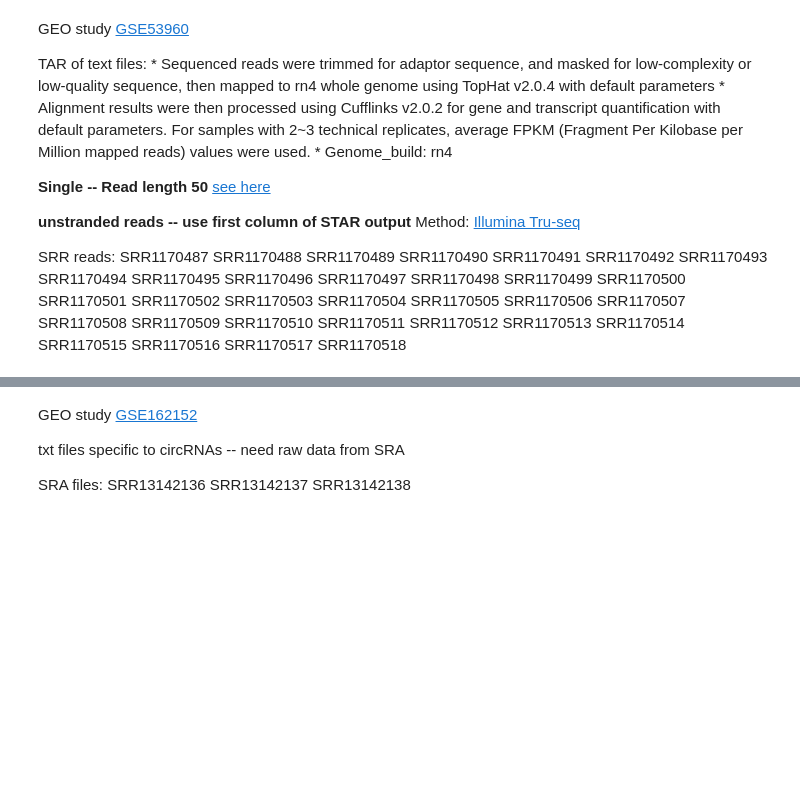
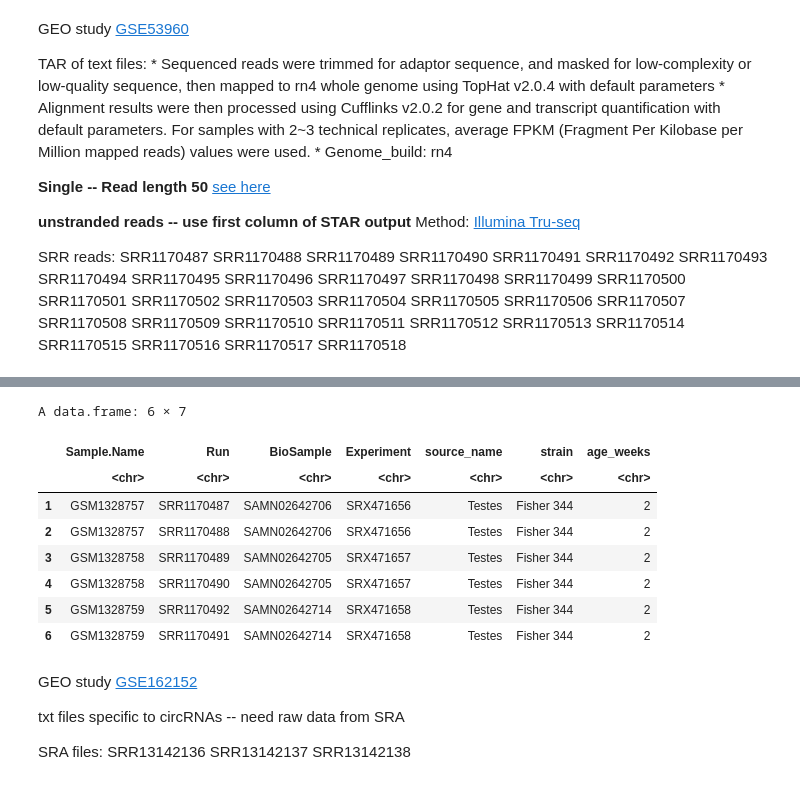
Before and after one commit to bchansen3/testis_dev-geneexp, a Jupyter notebook: testis_gene_meta.ipynb, the cells around one changed output, grey strips where cells are left out. Cells and saved outputs as stored; diff of their text form; code cells hidden in the pictures; blank space fills up the shorter version.

```diff
--- a/testis_gene_meta.ipynb
+++ b/testis_gene_meta.ipynb
@@ -244,0 +300,17 @@ A data.frame: 6 × 32
+# %%
+gse=getGEO(filename="/bigdata/faustmanlab/bch/gse53960/GSE53960_series_matrix.txt", getGPL = FALSE)
+# %%
+
+# use varData() function to check for available sample details
+
+gsemeta = data.frame(
+    names = sampleNames(gse),
+    age_week = gse$'developmental stage (week):ch1')
+
+
+
+names(gsemeta)[1] <- "Sample.Name"
+
+head(gsemeta)
+
+g
@@ -245,3 +327,17 @@ A data.frame: 6 × 32
+# %%
+all_meta = merge(x=metadata,y=gsemeta,by="Sample.Name")
+
+head(all_meta)
+# %% [output]
+A data.frame: 6 × 7
+|  | Sample.Name | Run | BioSample | Experiment | source_name | strain | age_weeks |
+|  | <chr> | <chr> | <chr> | <chr> | <chr> | <chr> | <chr> |
+| 1 | GSM1328757 | SRR1170487 | SAMN02642706 | SRX471656 | Testes | Fisher 344 | 2 |
+| 2 | GSM1328757 | SRR1170488 | SAMN02642706 | SRX471656 | Testes | Fisher 344 | 2 |
+| 3 | GSM1328758 | SRR1170489 | SAMN02642705 | SRX471657 | Testes | Fisher 344 | 2 |
+| 4 | GSM1328758 | SRR1170490 | SAMN02642705 | SRX471657 | Testes | Fisher 344 | 2 |
+| 5 | GSM1328759 | SRR1170492 | SAMN02642714 | SRX471658 | Testes | Fisher 344 | 2 |
+| 6 | GSM1328759 | SRR1170491 | SAMN02642714 | SRX471658 | Testes | Fisher 344 | 2 |
 # %% [markdown]
 GEO study [GSE162152](https://www.ncbi.nlm.nih.gov/geo/query/acc.cgi?acc=GSE162152)
 
```
Also changed, not shown: parts of 12 cells of this notebook.
